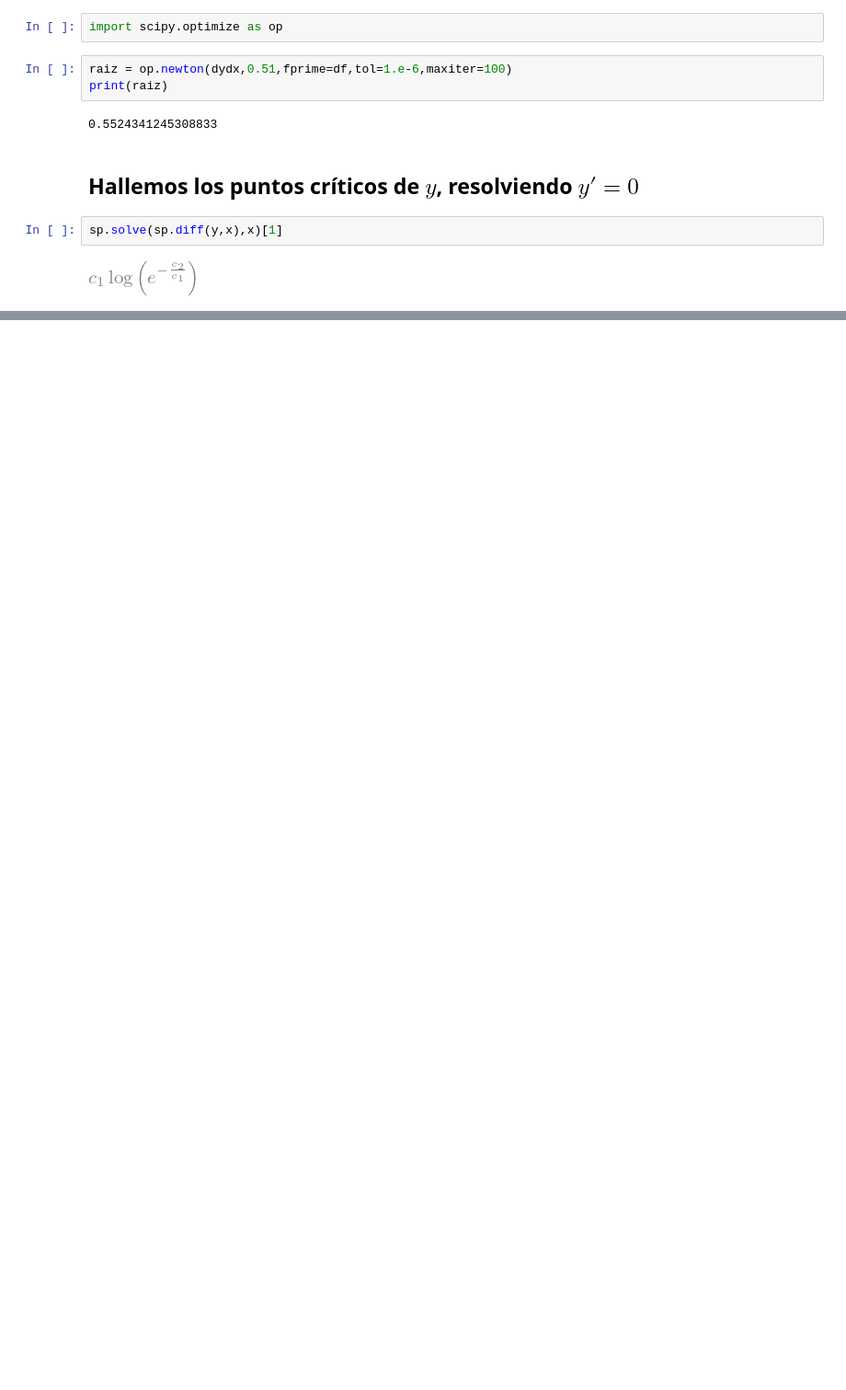
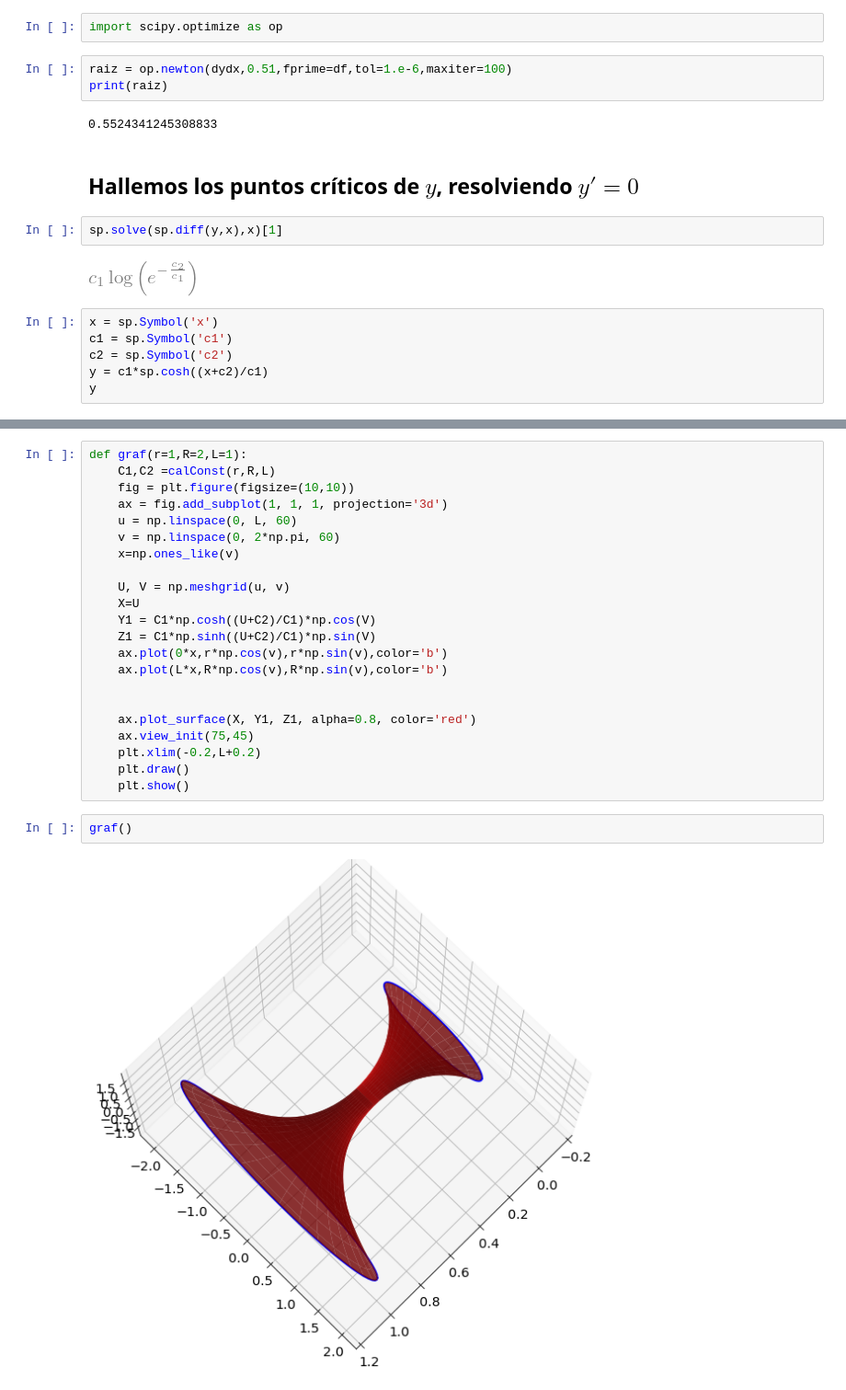
Before and after one commit to LeonardoLopez2218061/ModeladoMatematicoII_LEO, a Jupyter notebook: Notebooks/093121Tarea3.ipynb, the cells around one changed output, grey strips where cells are left out. Shown at 92% size. Saved outputs shown, nothing was run; the diff lists cells and outputs as text; blank space fills up the shorter version.

```diff
--- a/Notebooks/093121Tarea3.ipynb
+++ b/Notebooks/093121Tarea3.ipynb
@@ -107,3 +106,9 @@ print(raiz)
 sp.solve(sp.diff(y,x),x)[1]
 # %% [output]
 [figure]
+# %%
+x = sp.Symbol('x')
+c1 = sp.Symbol('c1')
+c2 = sp.Symbol('c2')
+y = c1*sp.cosh((x+c2)/c1)
+y
@@ -109,0 +152,26 @@ sp.solve(sp.diff(y,x),x)[1]
+# %%
+def graf(r=1,R=2,L=1):
+    C1,C2 =calConst(r,R,L)
+    fig = plt.figure(figsize=(10,10))
+    ax = fig.add_subplot(1, 1, 1, projection='3d')
+    u = np.linspace(0, L, 60)
+    v = np.linspace(0, 2*np.pi, 60)
+    x=np.ones_like(v)
+
+    U, V = np.meshgrid(u, v)
+    X=U
+    Y1 = C1*np.cosh((U+C2)/C1)*np.cos(V)
+    Z1 = C1*np.sinh((U+C2)/C1)*np.sin(V)
+    ax.plot(0*x,r*np.cos(v),r*np.sin(v),color='b')
+    ax.plot(L*x,R*np.cos(v),R*np.sin(v),color='b')
+
+
+    ax.plot_surface(X, Y1, Z1, alpha=0.8, color='red')
+    ax.view_init(75,45)
+    plt.xlim(-0.2,L+0.2)
+    plt.draw()
+    plt.show()
+# %%
+graf()
+# %% [output]
+[figure, added]
```
Also changed, not shown: parts of 10 cells of this notebook.
